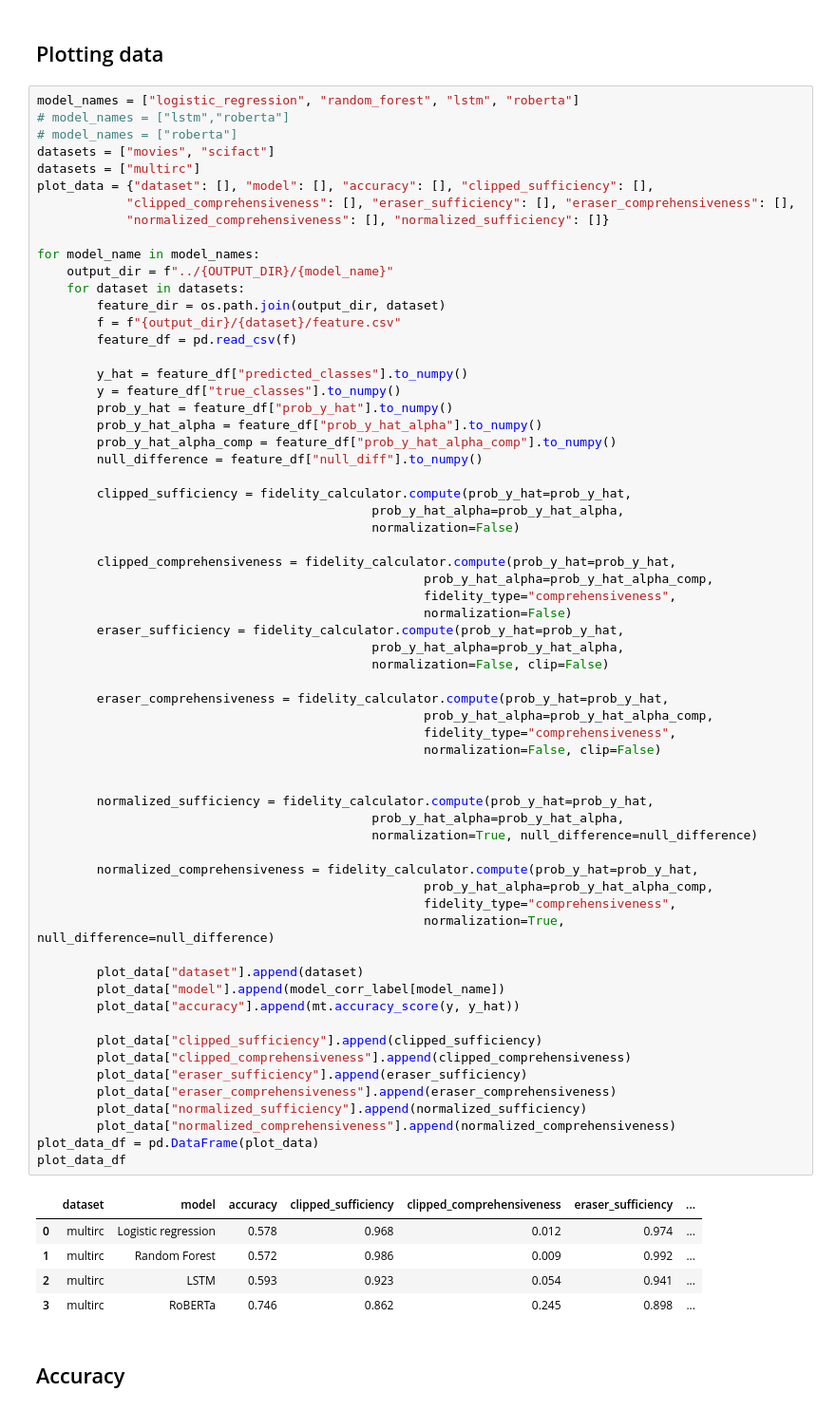
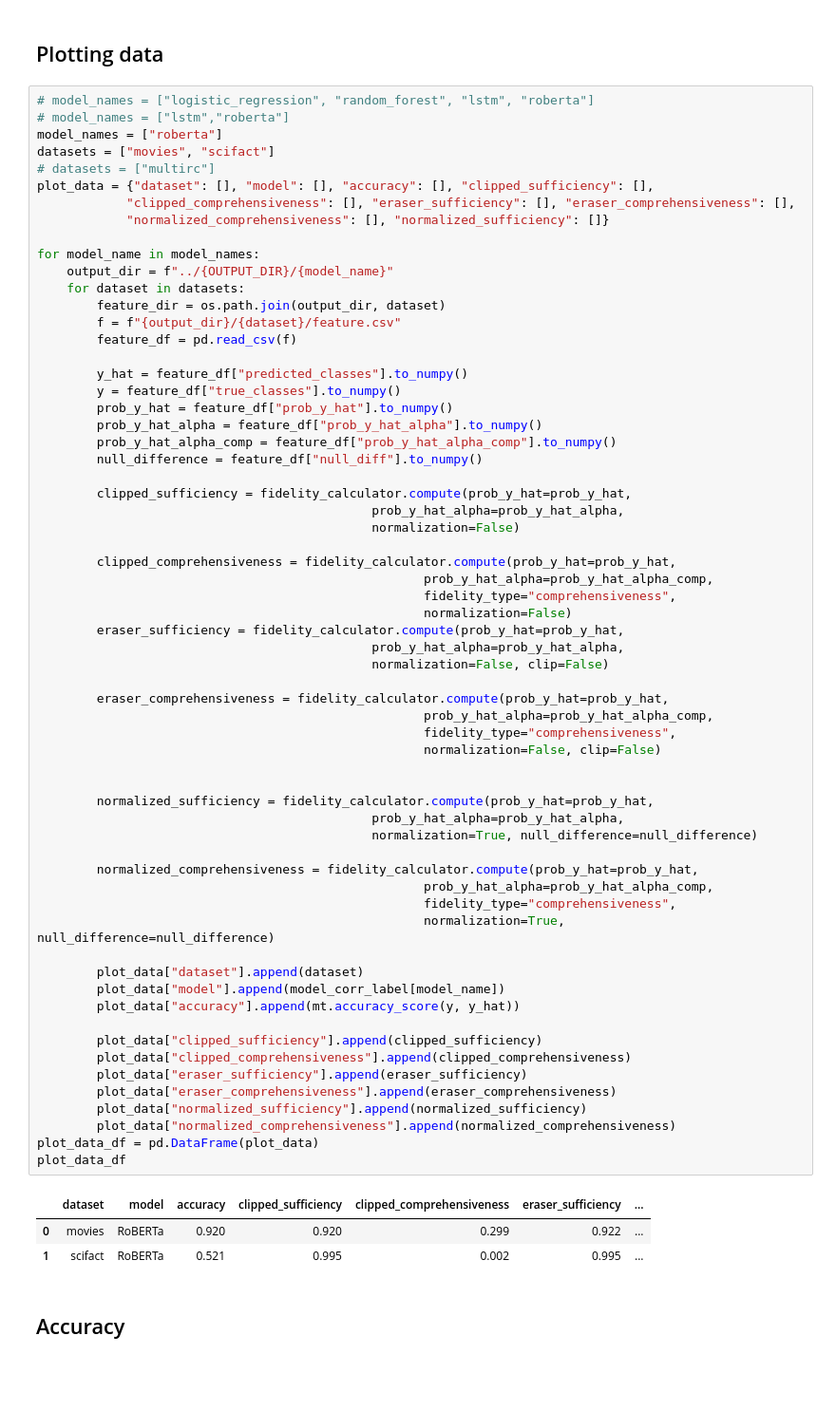
Before and after one commit to shaggyday/evaluating-human-rationales, a Jupyter notebook: plotting/dataset_and_fidelity_analysis_plots.ipynb, the cells around one changed output. Shown at 95% size. Cells and saved outputs as stored; diff of their text form; blank space fills up the shorter version.

```diff
--- a/plotting/dataset_and_fidelity_analysis_plots.ipynb
+++ b/plotting/dataset_and_fidelity_analysis_plots.ipynb
@@ -221,11 +221,11 @@ plt.show()
 # %% [markdown]
 ## Plotting data
 # %%
-model_names = ["logistic_regression", "random_forest", "lstm", "roberta"]
+# model_names = ["logistic_regression", "random_forest", "lstm", "roberta"]
 # model_names = ["lstm","roberta"]
-# model_names = ["roberta"]
+model_names = ["roberta"]
 datasets = ["movies", "scifact"]
-datasets = ["multirc"]
+# datasets = ["multirc"]
 plot_data = {"dataset": [], "model": [], "accuracy": [], "clipped_sufficiency": [],
             "clipped_comprehensiveness": [], "eraser_sufficiency": [], "eraser_comprehensiveness": [],
             "normalized_comprehensiveness": [], "normalized_sufficiency": []}
@@ -258,37 +258,35 @@ for model_name in model_names:
 
         eraser_comprehensiveness = fidelity_calculator.compute(prob_y_hat=prob_y_hat,
                                                     prob_y_hat_alpha=prob_y_hat_alpha_comp,
                                                     fidelity_type="comprehensiveness",
                                                     normalization=False, clip=False)
 
 
         normalized_sufficiency = fidelity_calculator.compute(prob_y_hat=prob_y_hat,
                                              prob_y_hat_alpha=prob_y_hat_alpha,
                                              normalization=True, null_difference=null_difference)
 
         normalized_comprehensiveness = fidelity_calculator.compute(prob_y_hat=prob_y_hat,
                                                     prob_y_hat_alpha=prob_y_hat_alpha_comp,
                                                     fidelity_type="comprehensiveness",
                                                     normalization=True, null_difference=null_difference)
 
         plot_data["dataset"].append(dataset)
         plot_data["model"].append(model_corr_label[model_name])
         plot_data["accuracy"].append(mt.accuracy_score(y, y_hat))
 
         plot_data["clipped_sufficiency"].append(clipped_sufficiency)
         plot_data["clipped_comprehensiveness"].append(clipped_comprehensiveness)
         plot_data["eraser_sufficiency"].append(eraser_sufficiency)
         plot_data["eraser_comprehensiveness"].append(eraser_comprehensiveness)
         plot_data["normalized_sufficiency"].append(normalized_sufficiency)
         plot_data["normalized_comprehensiveness"].append(normalized_comprehensiveness)
 plot_data_df = pd.DataFrame(plot_data)
 plot_data_df
 # %% [output]
 |  | dataset | model | accuracy | clipped_sufficiency | clipped_comprehensiveness | eraser_sufficiency | ... |
-| 0 | multirc | Logistic regression | 0.578 | 0.968 | 0.012 | 0.974 | ... |
-| 1 | multirc | Random Forest | 0.572 | 0.986 | 0.009 | 0.992 | ... |
-| 2 | multirc | LSTM | 0.593 | 0.923 | 0.054 | 0.941 | ... |
-| 3 | multirc | RoBERTa | 0.746 | 0.862 | 0.245 | 0.898 | ... |
+| 0 | movies | RoBERTa | 0.920 | 0.920 | 0.299 | 0.922 | ... |
+| 1 | scifact | RoBERTa | 0.521 | 0.995 | 0.002 | 0.995 | ... |
 # %% [markdown]
 ## Accuracy
 # %%
```
Also changed, not shown: parts of 1 cell of this notebook, 2 other files.
